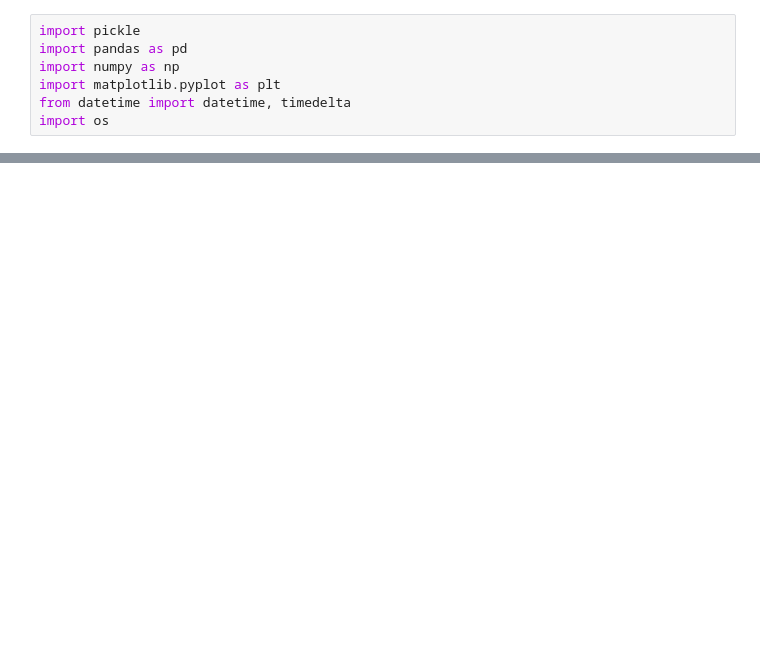
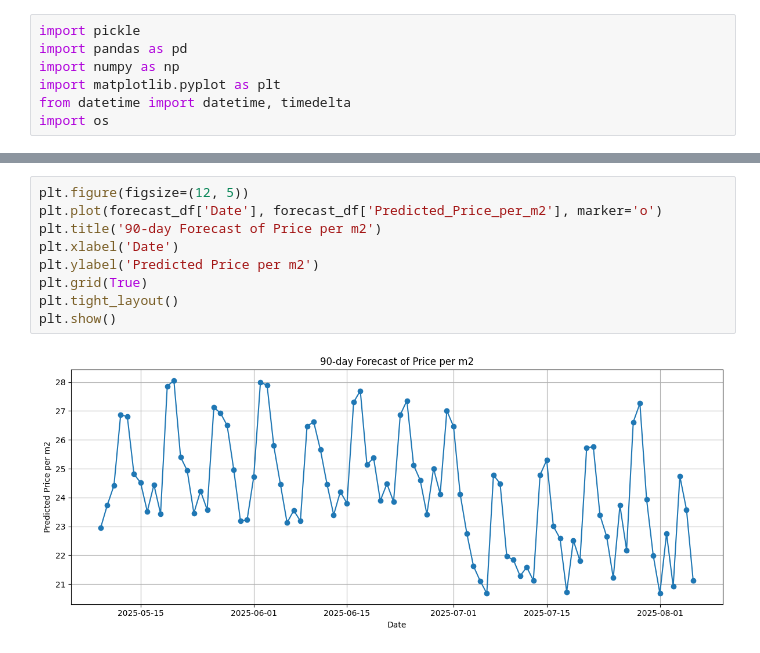
Before and after one commit to LuniuLun/RealEstate, a Jupyter notebook: MachineLearning/RealEstatePrediction/PredictXGBoost.ipynb, the cells around one changed output, grey strips where cells are left out. Drawn from its saved outputs; the diff is of its cells as text; blank space fills up the shorter version.

```diff
--- a/MachineLearning/RealEstatePrediction/PredictXGBoost.ipynb
+++ b/MachineLearning/RealEstatePrediction/PredictXGBoost.ipynb
@@ -187,0 +357,11 @@ plt.show()
+# %%
+plt.figure(figsize=(12, 5))
+plt.plot(forecast_df['Date'], forecast_df['Predicted_Price_per_m2'], marker='o')
+plt.title('90-day Forecast of Price per m2')
+plt.xlabel('Date')
+plt.ylabel('Predicted Price per m2')
+plt.grid(True)
+plt.tight_layout()
+plt.show()
+# %% [output]
+[figure, added]
```
Also changed, not shown: parts of 3 cells of this notebook, 2 other files.
